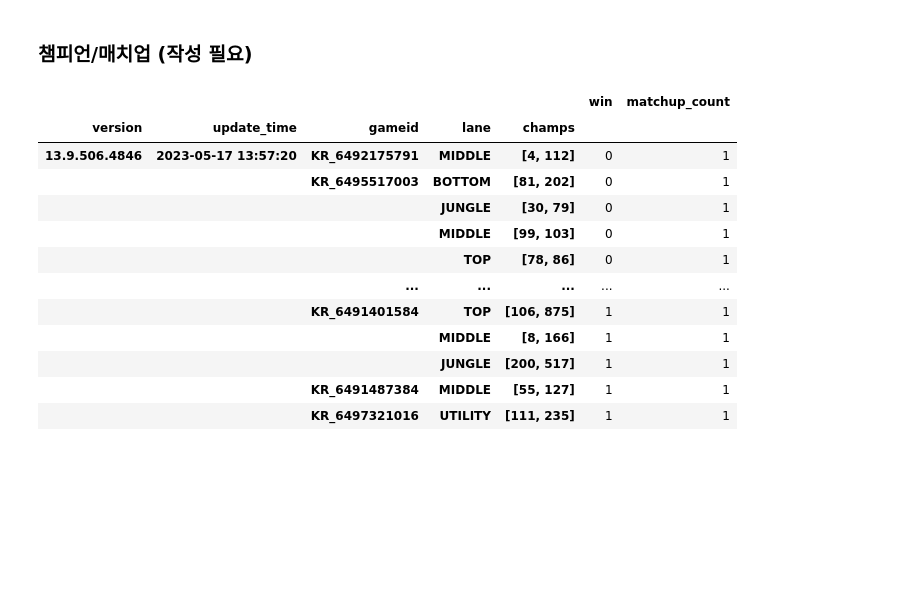
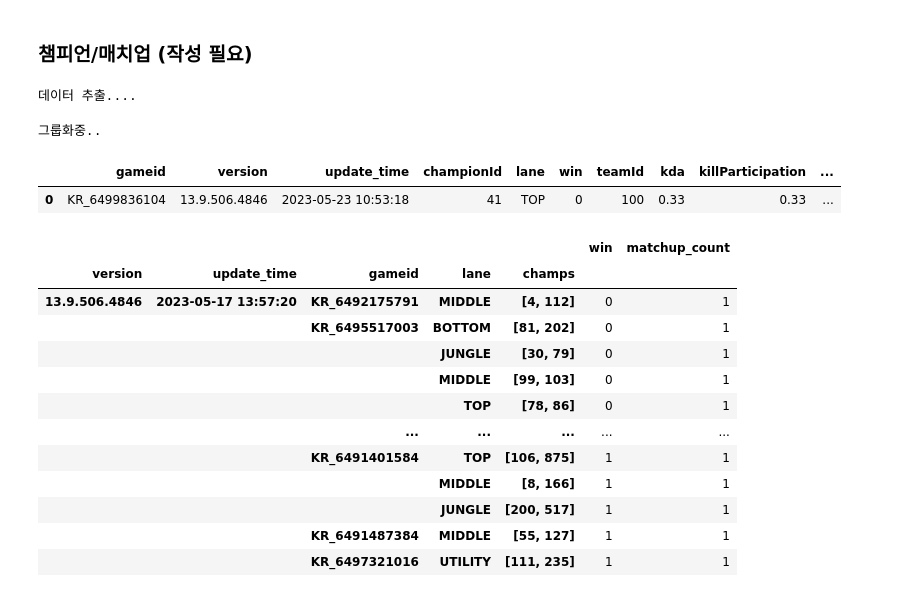
Before and after one commit to InvisiblePotion/lolproject-workspace, a Jupyter notebook: workspace_김명재/pythons/updateInterval.ipynb, the cells around one changed output. Drawn from its saved outputs; the diff is of its cells as text; code cells hidden in the pictures; blank space fills up the shorter version.

```diff
--- a/workspace_김명재/pythons/updateInterval.ipynb
+++ b/workspace_김명재/pythons/updateInterval.ipynb
@@ -590,3 +662,13 @@ def getChampionMatchup(rawdata: pd.DataFrame, version: str, update_time: str) ->
+# %%
+champion_matchup = get_champion_matchup(rawdata, version, update_time)
+# %% [output]
+데이터 추출....
+그룹화중..
+# %%
+champion_matchup.head(1)
+# %% [output]
+|  | gameid | version | update_time | championId | lane | win | teamId | kda | killParticipation | ... |
+| 0 | KR_6499836104 | 13.9.506.4846 | 2023-05-23 10:53:18 | 41 | TOP | 0 | 100 | 0.33 | 0.33 | ... |
 # %%
 champion_matchup = getChampionMatchup(rawdata, version, update_time)
 # %%
```
Also changed, not shown: parts of 3 cells of this notebook.
